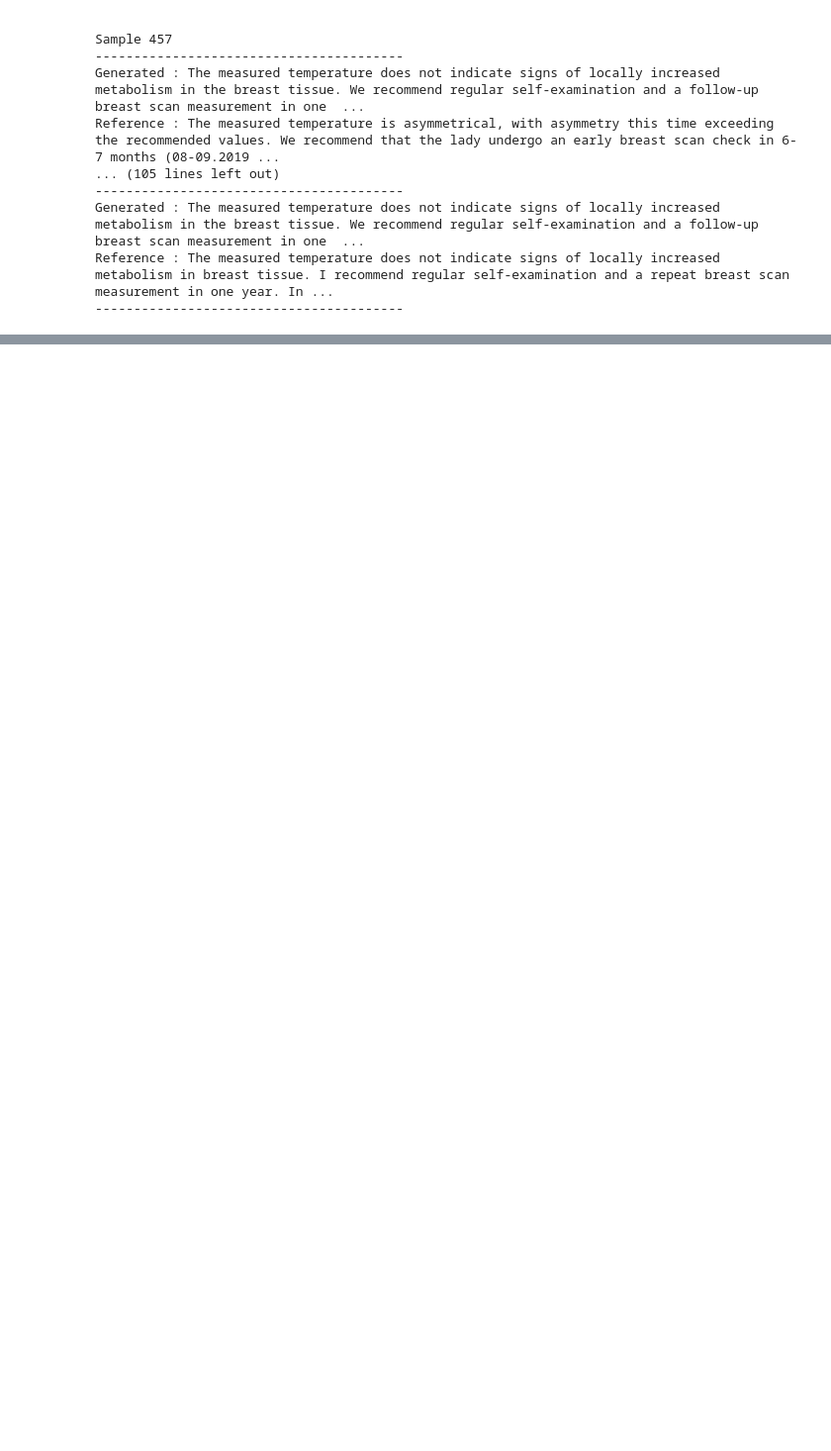
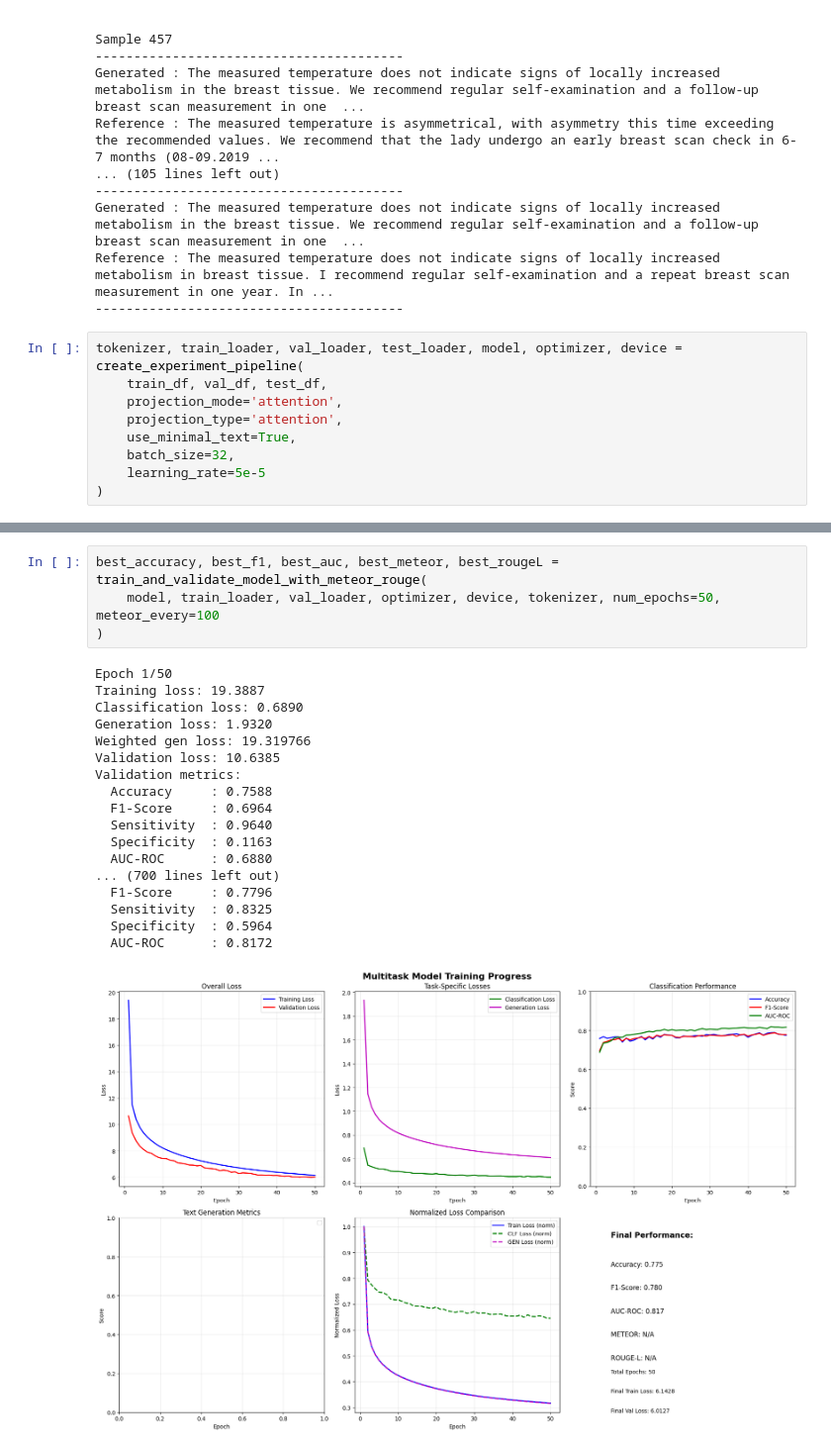
Before and after one commit to mhairicrooks/MWR-to-Text, a Jupyter notebook: Attention Projections.ipynb, the cells around one changed output, grey strips where cells are left out. Shown at 99% size. Drawn from its saved outputs; the diff is of its cells as text; blank space fills up the shorter version.

```diff
--- a/Attention Projections.ipynb
+++ b/Attention Projections.ipynb
@@ -318,3 +318,12 @@ Reference : The measured temperature is asymmetrical, with asymmetry this time e
 Generated : The measured temperature does not indicate signs of locally increased metabolism in the breast tissue. We recommend regular self-examination and a follow-up breast scan measurement in one  ...
 Reference : The measured temperature does not indicate signs of locally increased metabolism in breast tissue. I recommend regular self-examination and a repeat breast scan measurement in one year. In ...
 ----------------------------------------
+# %%
+tokenizer, train_loader, val_loader, test_loader, model, optimizer, device = create_experiment_pipeline(
+    train_df, val_df, test_df,
+    projection_mode='attention',
+    projection_type='attention',
+    use_minimal_text=True,
+    batch_size=32,
+    learning_rate=5e-5
+)
@@ -320,0 +341,23 @@ Reference : The measured temperature does not indicate signs of locally increase
+# %%
+best_accuracy, best_f1, best_auc, best_meteor, best_rougeL = train_and_validate_model_with_meteor_rouge(
+    model, train_loader, val_loader, optimizer, device, tokenizer, num_epochs=50, meteor_every=100
+)
+# %% [output]
+Epoch 1/50
+Training loss: 19.3887
+Classification loss: 0.6890
+Generation loss: 1.9320
+Weighted gen loss: 19.319766
+Validation loss: 10.6385
+Validation metrics:
+  Accuracy     : 0.7588
+  F1-Score     : 0.6964
+  Sensitivity  : 0.9640
+  Specificity  : 0.1163
+  AUC-ROC      : 0.6880
+... (700 lines left out)
+  F1-Score     : 0.7796
+  Sensitivity  : 0.8325
+  Specificity  : 0.5964
+  AUC-ROC      : 0.8172
+[figure, added]
```
Also changed, not shown: parts of 8 cells of this notebook, 4 other files.
